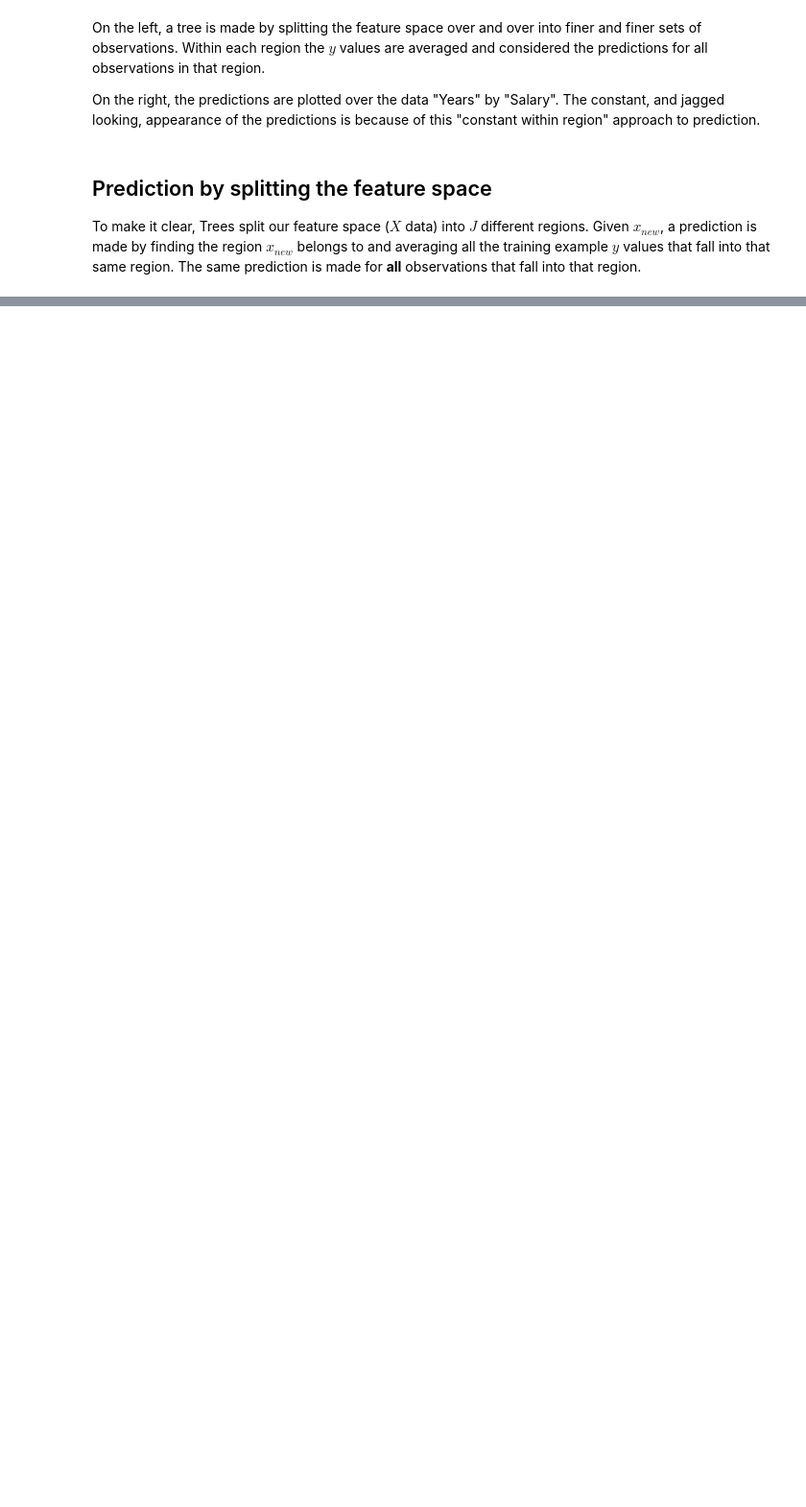
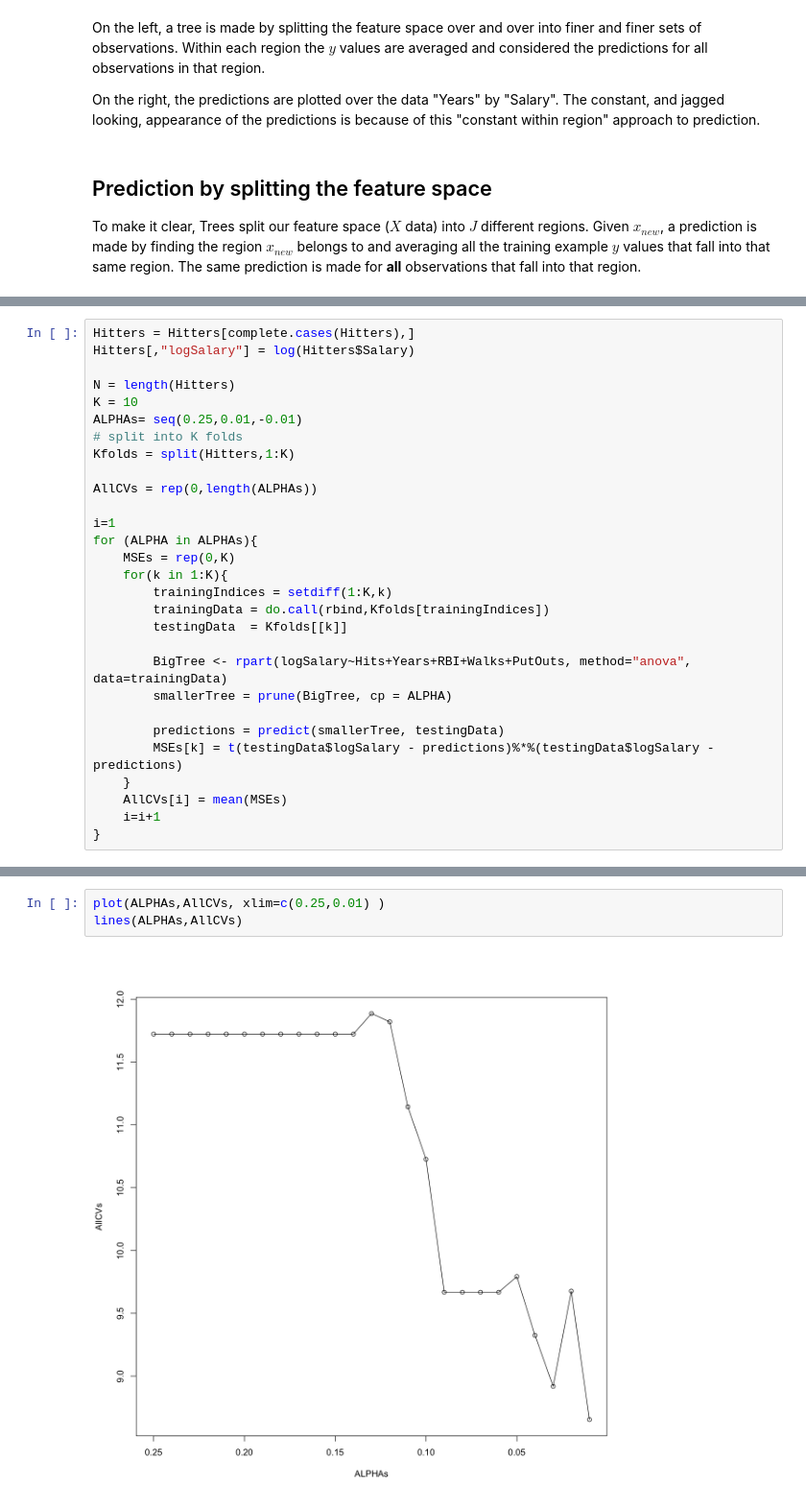
Before and after one commit to mhc-stat340-f2019-sec02/class22, a Jupyter notebook: TreeBasedRegression.ipynb, the cells around one changed output, grey strips where cells are left out. Shown at 96% size. Saved outputs shown, nothing was run; the diff lists cells and outputs as text; blank space fills up the shorter version.

```diff
--- a/TreeBasedRegression.ipynb
+++ b/TreeBasedRegression.ipynb
@@ -174,0 +197,29 @@ text(fit, use.n=TRUE, all=TRUE, cex=.8)
+# %%
+Hitters = Hitters[complete.cases(Hitters),]
+Hitters[,"logSalary"] = log(Hitters$Salary)
+
+N = length(Hitters)
+K = 10
+ALPHAs= seq(0.25,0.01,-0.01)
+# split into K folds
+Kfolds = split(Hitters,1:K)
+
+AllCVs = rep(0,length(ALPHAs))
+
+i=1
+for (ALPHA in ALPHAs){
+    MSEs = rep(0,K)
+    for(k in 1:K){
+        trainingIndices = setdiff(1:K,k)
+        trainingData = do.call(rbind,Kfolds[trainingIndices])
+        testingData  = Kfolds[[k]]
+
+        BigTree <- rpart(logSalary~Hits+Years+RBI+Walks+PutOuts, method="anova", data=trainingData)
+        smallerTree = prune(BigTree, cp = ALPHA)
+
+        predictions = predict(smallerTree, testingData)
+        MSEs[k] = t(testingData$logSalary - predictions)%*%(testingData$logSalary - predictions)
+    }
+    AllCVs[i] = mean(MSEs)
+    i=i+1
+}
@@ -174,0 +229,5 @@ text(fit, use.n=TRUE, all=TRUE, cex=.8)
+# %%
+plot(ALPHAs,AllCVs, xlim=c(0.25,0.01) )
+lines(ALPHAs,AllCVs)
+# %% [output]
+[figure, added]
```
Also changed, not shown: parts of 11 cells of this notebook.
